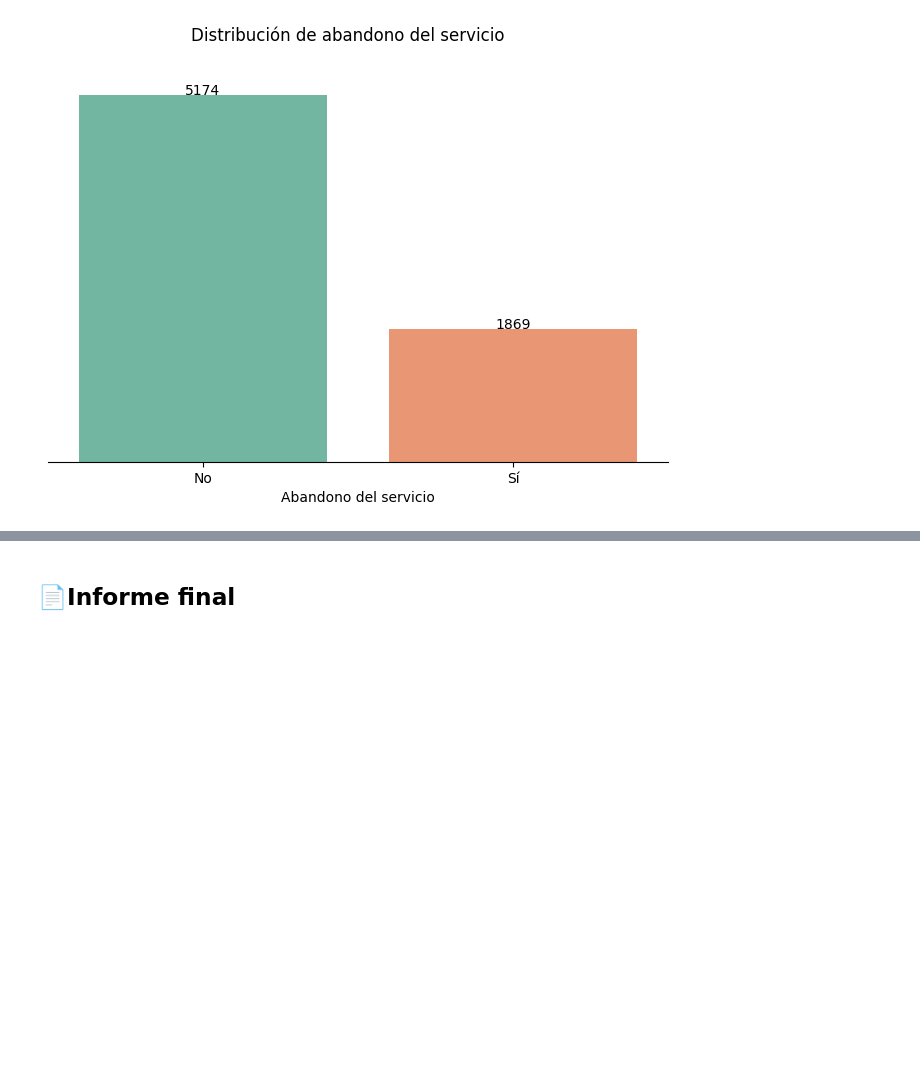
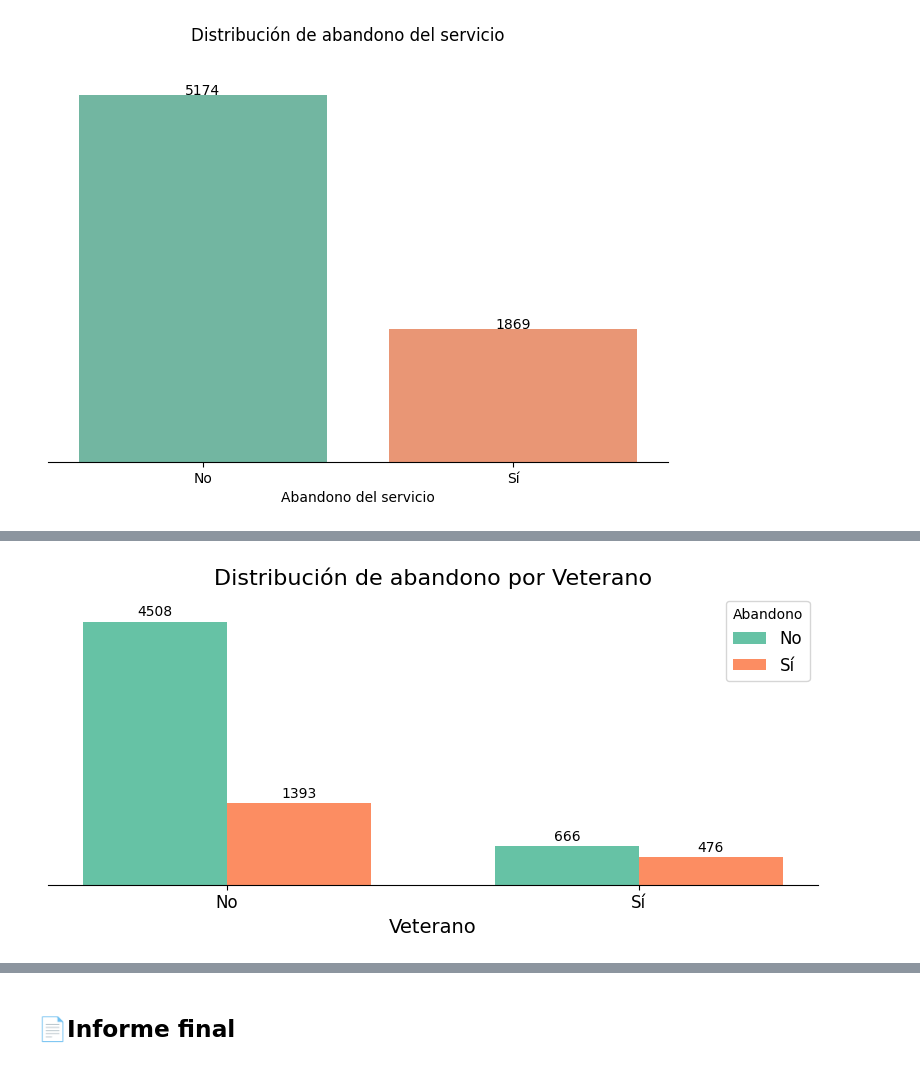
Before and after one commit to IsaiasRVH2/Challenge-Telecom-X, a Jupyter notebook: TelecomX_LATAM.ipynb, the cells around one changed output, grey strips where cells are left out. Cells and saved outputs as stored; diff of their text form; code cells hidden in the pictures; blank space fills up the shorter version.

```diff
--- a/TelecomX_LATAM.ipynb
+++ b/TelecomX_LATAM.ipynb
@@ -405,0 +454,7 @@ plt.show()
+# %%
+# Distribución de abandono según el veterano
+abandono_veterano = df.groupby('Veterano')['Abandono'].value_counts()
+# Preparar datos para gráfica agrupada
+graficar_abandono(abandono_veterano, 'Veterano', labels=['No', 'Sí'])
+# %% [output]
+[figure, added]
```
Also changed, not shown: parts of 18 cells of this notebook.
